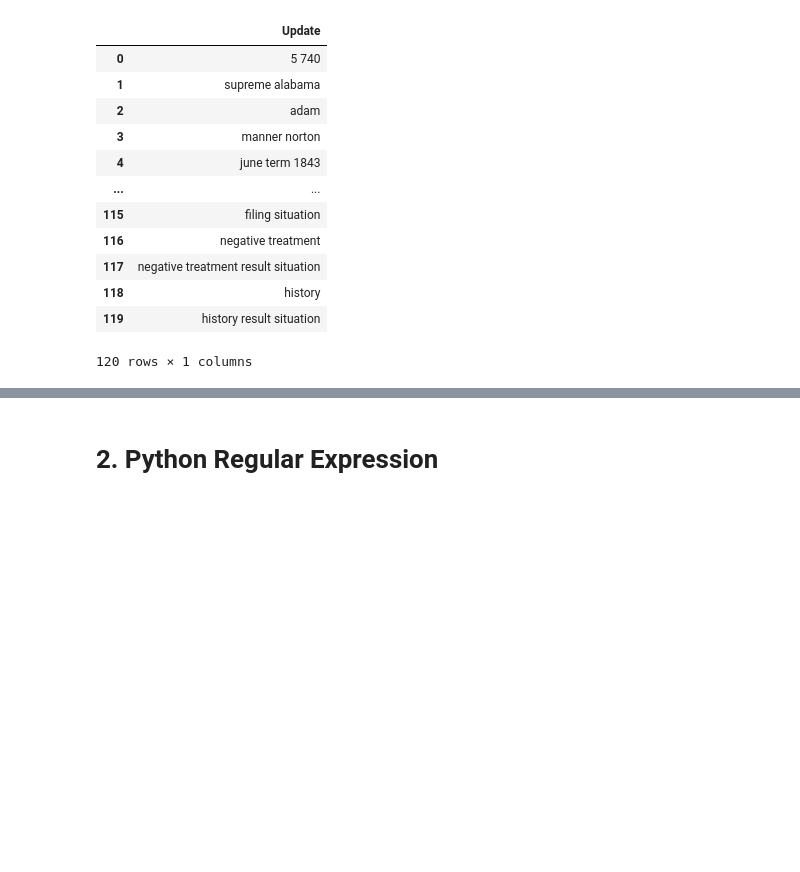
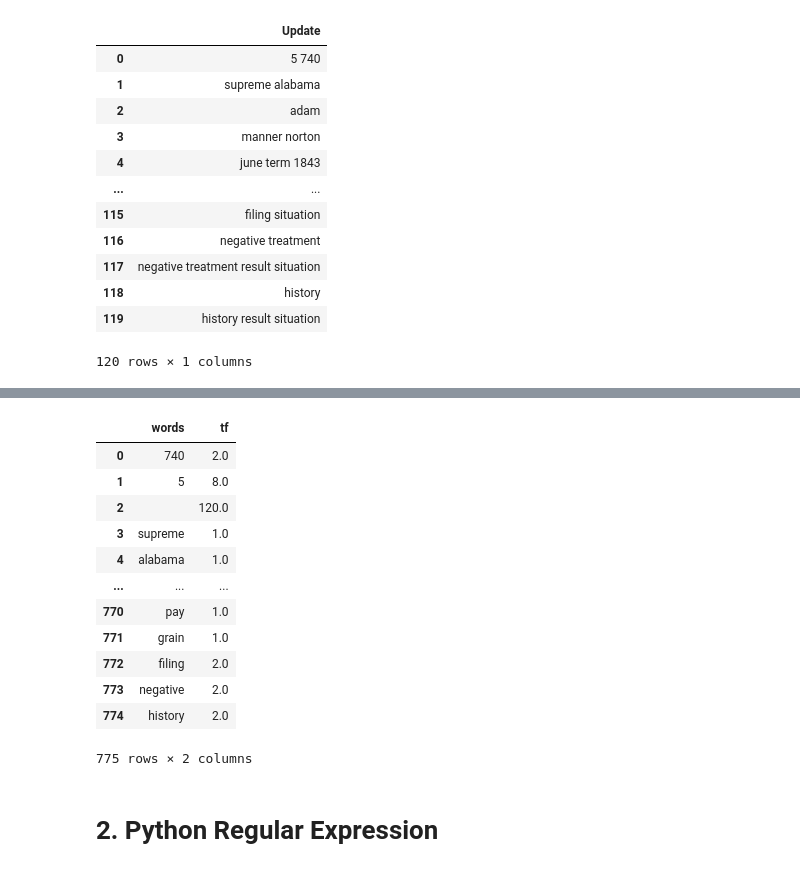
Before and after one commit to pragnareddy96/Battu_INFO5731_Spring2020, a Jupyter notebook: In_class_exercise_04.ipynb, the cells around one changed output, grey strips where cells are left out. Saved outputs shown, nothing was run; the diff lists cells and outputs as text; code cells hidden in the pictures; blank space fills up the shorter version.

```diff
--- a/In_class_exercise_04.ipynb
+++ b/In_class_exercise_04.ipynb
@@ -323,7 +362,21 @@ NameError: ignored
 # %%
-TF1 = (df['final']).apply(lambda x: pd.value_counts(x.split(" "))).sum(axis = 0).reset_index()  #term frequency
-TF1.columns = ['words','tf']
-TF1
+TF = (alpha['Update']).apply(lambda x: pd.value_counts(x.split(" "))).sum(axis = 0).reset_index()  #term frequency
+TF.columns = ['words','tf']
+TF
+# %% [output]
+|  | words | tf |
+| 0 | 740 | 2.0 |
+| 1 | 5 | 8.0 |
+| 2 |  | 120.0 |
+| 3 | supreme | 1.0 |
+| 4 | alabama | 1.0 |
+| ... | ... | ... |
+| 770 | pay | 1.0 |
+| 771 | grain | 1.0 |
+| 772 | filing | 2.0 |
+| 773 | negative | 2.0 |
+| 774 | history | 2.0 |
+775 rows × 2 columns
 # %% [markdown]
 # 2. Python Regular Expression
 # %% [markdown]
```
Also changed, not shown: parts of 8 cells of this notebook.
